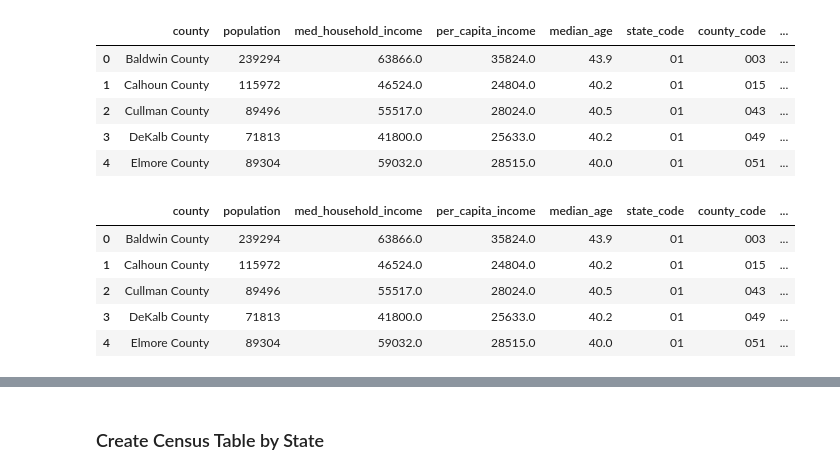
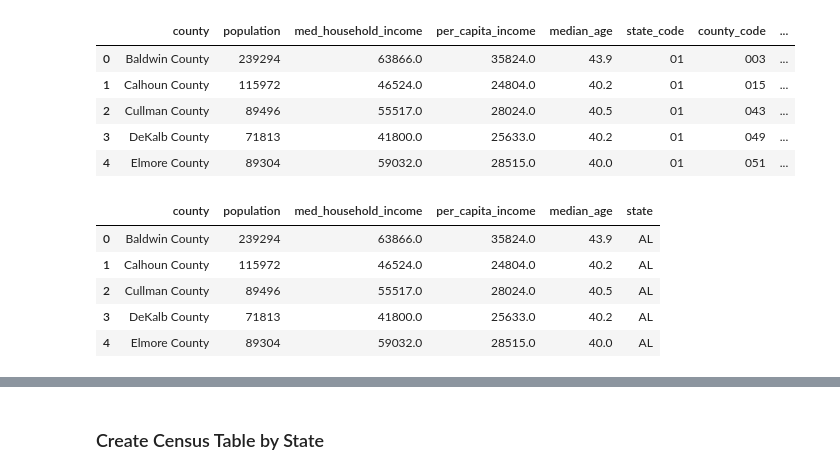
Before and after one commit to gdagger/Team3_Project2, a Jupyter notebook: ETL.ipynb, the cells around one changed output, grey strips where cells are left out. Saved outputs shown, nothing was run; the diff lists cells and outputs as text; code cells hidden in the pictures.

Commit message:
Cleaned final four tables

```diff
--- a/ETL.ipynb
+++ b/ETL.ipynb
@@ -212,16 +223,19 @@ state_abbreviations = {
 # %%
 # Convert State names to state abbreviations
 county_census_cleaned_df.replace({"state": state_abbreviations}, inplace=True)
+
+# Drop state_code and county_code columns
+county_census_cleaned_df.drop(columns=['county_code', 'state_code'], inplace=True)
 
 # Export dataframe to CSV to more easily inspect final dataset
 county_census_cleaned_df.to_csv('./Resources/county_census_data.csv')
 
 # Display first 5 rows
 county_census_cleaned_df.head()
 # %% [output]
-|  | county | population | med_household_income | per_capita_income | median_age | state_code | county_code | ... |
-| 0 | Baldwin County | 239294 | 63866.0 | 35824.0 | 43.9 | 01 | 003 | ... |
-| 1 | Calhoun County | 115972 | 46524.0 | 24804.0 | 40.2 | 01 | 015 | ... |
-| 2 | Cullman County | 89496 | 55517.0 | 28024.0 | 40.5 | 01 | 043 | ... |
-| 3 | DeKalb County | 71813 | 41800.0 | 25633.0 | 40.2 | 01 | 049 | ... |
-| 4 | Elmore County | 89304 | 59032.0 | 28515.0 | 40.0 | 01 | 051 | ... |
+|  | county | population | med_household_income | per_capita_income | median_age | state |
+| 0 | Baldwin County | 239294 | 63866.0 | 35824.0 | 43.9 | AL |
+| 1 | Calhoun County | 115972 | 46524.0 | 24804.0 | 40.2 | AL |
+| 2 | Cullman County | 89496 | 55517.0 | 28024.0 | 40.5 | AL |
+| 3 | DeKalb County | 71813 | 41800.0 | 25633.0 | 40.2 | AL |
+| 4 | Elmore County | 89304 | 59032.0 | 28515.0 | 40.0 | AL |
```
Also changed, not shown: parts of 8 cells of this notebook.
